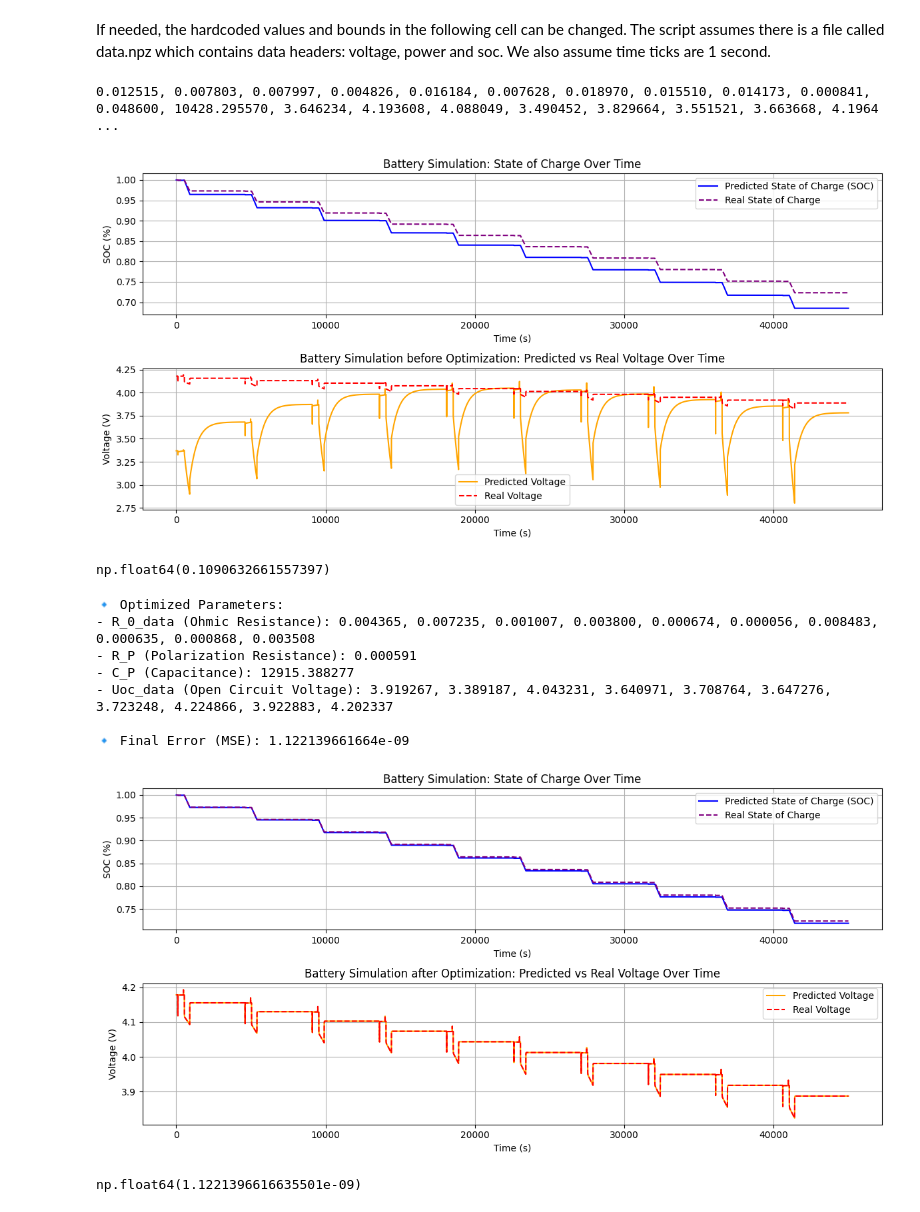
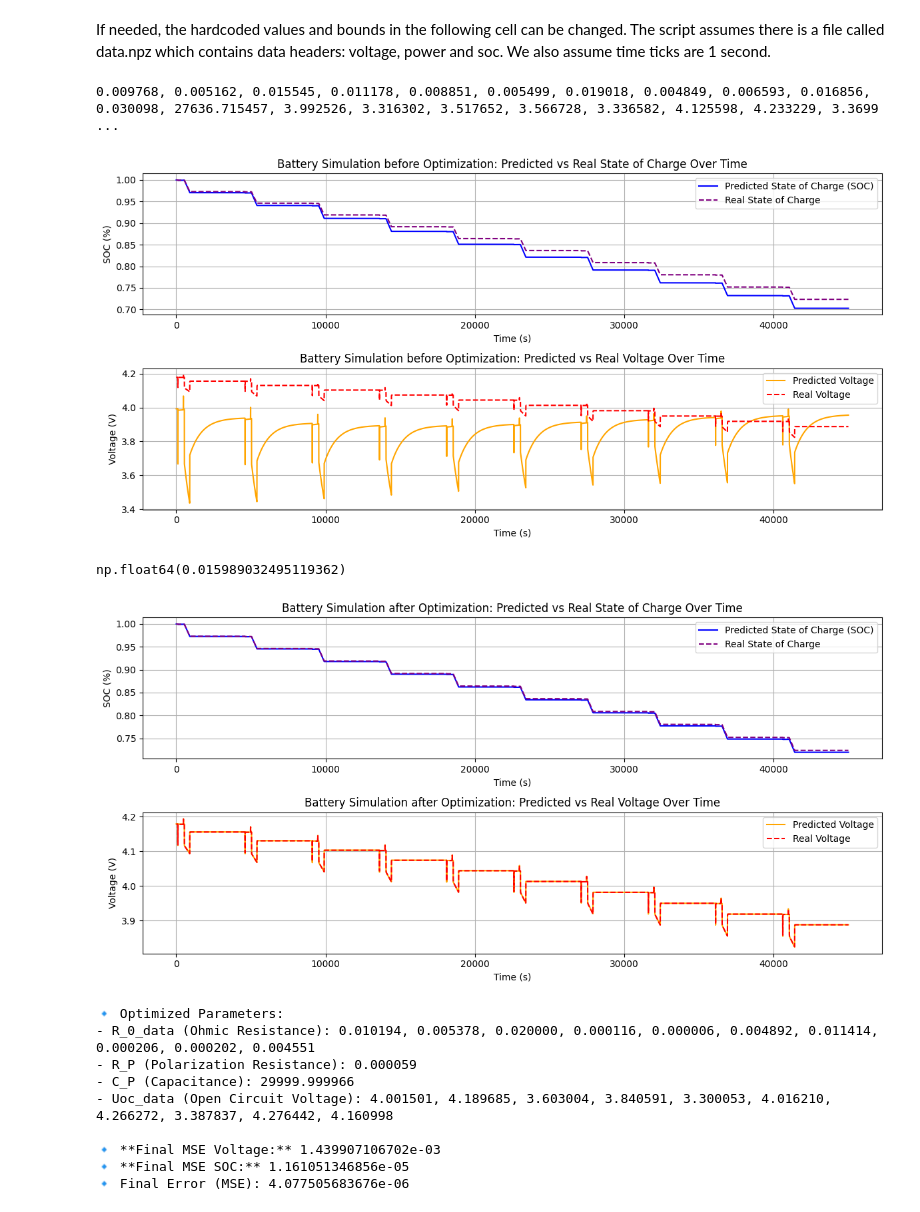
Before and after one commit to UBC-Solar/data_analysis, a Jupyter notebook: parameter_extraction/extract.ipynb, the cells around one changed output. Cells and saved outputs as stored; diff of their text form; code cells hidden in the pictures.

Commit message:
Changed so that the objective function also optimizes for soc in addition to voltage. Also prints soc and voltage error separately. There seems to be a small occasional bug though.

```diff
--- a/parameter_extraction/extract.ipynb
+++ b/parameter_extraction/extract.ipynb
@@ -29,6 +29,10 @@ bounds = (
 import numpy as np
 import matplotlib.pyplot as plt
 from physics.models.battery import BatteryModel, BatteryModelConfig
+
+# Global lists to store predicted SOC and Voltage at each iteration
+all_soc_predictions = []
+all_voltage_predictions = []
 
 # Define the objective function
 def objective(params, visualize=True, optimized=False):
@@ -44,15 +48,24 @@ def objective(params, visualize=True, optimized=False):
     )
     bm = BatteryModel(battery_config)
 
-    # Run update_array
+    # Run Battery Model
     soc_array, U_predicted = bm.update_array(power, 1, rust=True)
+    # Store results for error calculation
+    all_soc_predictions.append(soc_array)
+    all_voltage_predictions.append(U_predicted)
 
-    # Plot results if visualization is enabled
+    # Compute Errors
+    mse_voltage = np.mean((U_measured - U_predicted) ** 2)
+    mse_soc = np.mean((soc_measured - soc_array) ** 2)
+
+    # Weighted Sum of Errors (Tweak Weights as Needed)
+    total_error = (0.35 * mse_voltage) + (0.65 * mse_soc)
+
+    # Visualize Results
     if visualize:
         plot_results(soc_array, U_predicted, power, U_measured, optimized)
 
-    # Error metric: Mean squared error between predicted and real voltage
-    return np.mean((U_measured - U_predicted) ** 2)
+    return total_error  # Minimize both SOC & Voltage Error
 # %%
 # Function to plot objective function with initial guess
 def plot_results(soc_array, voltage_array, power, U_measured, optimize):
@@ -68,9 +81,9 @@ def plot_results(soc_array, voltage_array, power, U_measured, optimize):
     plt.xlabel("Time (s)")
     plt.ylabel("SOC (%)")
     if optimize:
-        plt.title("Battery Simulation: Optimized State of Charge Over Time")
+        plt.title("Battery Simulation after Optimization: Predicted vs Real State of Charge Over Time")
     else:
-        plt.title("Battery Simulation: Unoptimized State of Charge Over Time")
+        plt.title("Battery Simulation before Optimization: Predicted vs Real State of Charge Over Time")
 
     plt.grid(True)
     plt.legend()
@@ -79,45 +92,56 @@ def plot_results(soc_array, voltage_array, power, U_measured, optimize):
     min_voltage = min(np.min(voltage_array), np.min(U_measured))
     max_voltage = max(np.max(voltage_array), np.max(U_measured))
     margin = (max_voltage - min_voltage) * 0.05  # 5% margin for visibility
 
     # Plot Voltage
     plt.subplot(2, 1, 2)
     plt.plot(time, voltage_array, label="Predicted Voltage", color="orange")
     plt.plot(time, U_measured, label="Real Voltage", color="red", linestyle="dashed")  # Real voltage added
     plt.xlabel("Time (s)")
     plt.ylabel("Voltage (V)")
     if optimize:
         plt.title("Battery Simulation after Optimization: Predicted vs Real Voltage Over Time")
     else:
         plt.title("Battery Simulation before Optimization: Predicted vs Real Voltage Over Time")
 
 
     plt.ylim(min_voltage - margin, max_voltage + margin)  # Adjust Y-axis dynamically
     plt.grid(True)
     plt.legend()
 
     plt.tight_layout()
     plt.show()
 
 initial_guess = np.array([np.random.uniform(low, high) for (low, high) in bounds])
 
 print(", ".join([f"{x:.6f}" for x in initial_guess]))
 
 # Run the objective function to visualize and print results
 objective(initial_guess)
 # %% [output]
-0.012515, 0.007803, 0.007997, 0.004826, 0.016184, 0.007628, 0.018970, 0.015510, 0.014173, 0.000841, 0.048600, 10428.295570, 3.646234, 4.193608, 4.088049, 3.490452, 3.829664, 3.551521, 3.663668, 4.1964 ...
+0.009768, 0.005162, 0.015545, 0.011178, 0.008851, 0.005499, 0.019018, 0.004849, 0.006593, 0.016856, 0.030098, 27636.715457, 3.992526, 3.316302, 3.517652, 3.566728, 3.336582, 4.125598, 4.233229, 3.3699 ...
-[figure, old version]
+[figure, new version]
-np.float64(0.1090632661557397)
+np.float64(0.015989032495119362)
 # %%
 from scipy.optimize import minimize
-
+#Reset the arrays for new optimization run
+all_soc_predictions = []
+all_voltage_predictions = []
 # Define the optimization wrapper function
 def optimization_wrapper(params):
     return objective(params, visualize=False)  # Run without plotting for efficiency
 
 # Perform optimization using SciPy's minimize Powell method
 result = minimize(optimization_wrapper, initial_guess, method='Powell', bounds=bounds)
+objective(result.x, visualize=True, optimized=True)
+
+# Compute error using the stored SOC and Voltage predictions
+all_soc_predictions = np.array(all_soc_predictions)
+all_voltage_predictions = np.array(all_voltage_predictions)
+
+# Compute MSE for both SOC and Voltage
+mse_voltage = np.mean((U_measured - all_voltage_predictions) ** 2)
+mse_soc = np.mean((soc_measured - all_soc_predictions) ** 2)
 
 # Optimized Parameters (Formatted with Data Labels)
 optimized_params = result.x
@@ -129,6 +153,8 @@ formatted_params = f"""
 - C_P (Capacitance): {optimized_params[11]:.6f}
 - Uoc_data (Open Circuit Voltage): {", ".join([f"{x:.6f}" for x in optimized_params[12:]])}
 
+🔹 **Final MSE Voltage:** {mse_voltage:.12e}
+🔹 **Final MSE SOC:** {mse_soc:.12e}
 🔹 Final Error (MSE): {result.fun:.12e}
 """
 
@@ -136,14 +162,14 @@ print(formatted_params)
 
 # Visualize the optimized model
 # Run the model with optimized parameters and get predicted voltage
-objective(result.x, visualize=True, optimized=True)
 # %% [output]
+[figure, new version]
 🔹 Optimized Parameters:
-- R_0_data (Ohmic Resistance): 0.004365, 0.007235, 0.001007, 0.003800, 0.000674, 0.000056, 0.008483, 0.000635, 0.000868, 0.003508
-- R_P (Polarization Resistance): 0.000591
-- C_P (Capacitance): 12915.388277
-- Uoc_data (Open Circuit Voltage): 3.919267, 3.389187, 4.043231, 3.640971, 3.708764, 3.647276, 3.723248, 4.224866, 3.922883, 4.202337
+- R_0_data (Ohmic Resistance): 0.010194, 0.005378, 0.020000, 0.000116, 0.000006, 0.004892, 0.011414, 0.000206, 0.000202, 0.004551
+- R_P (Polarization Resistance): 0.000059
+- C_P (Capacitance): 29999.999966
+- Uoc_data (Open Circuit Voltage): 4.001501, 4.189685, 3.603004, 3.840591, 3.300053, 4.016210, 4.266272, 3.387837, 4.276442, 4.160998
 
-🔹 Final Error (MSE): 1.122139661664e-09
+🔹 **Final MSE Voltage:** 1.439907106702e-03
+🔹 **Final MSE SOC:** 1.161051346856e-05
+🔹 Final Error (MSE): 4.077505683676e-06
-[figure, old version]
-np.float64(1.1221396616635501e-09)
```
